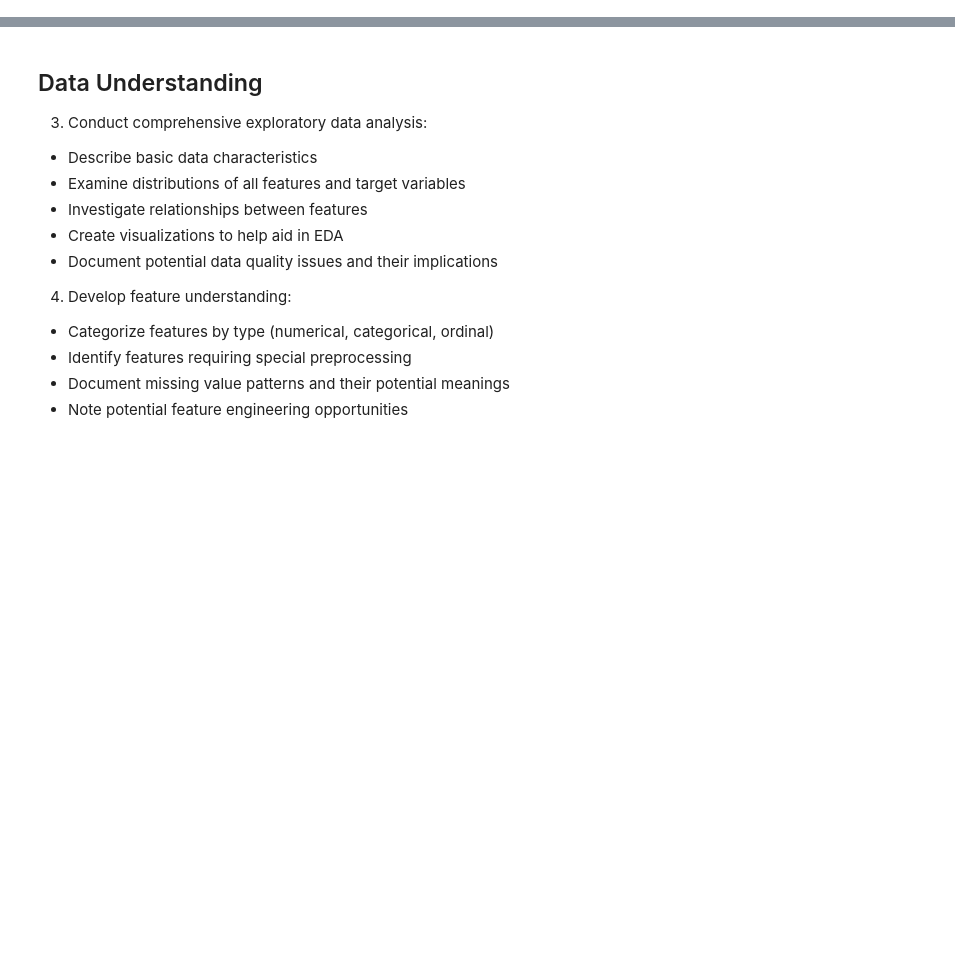
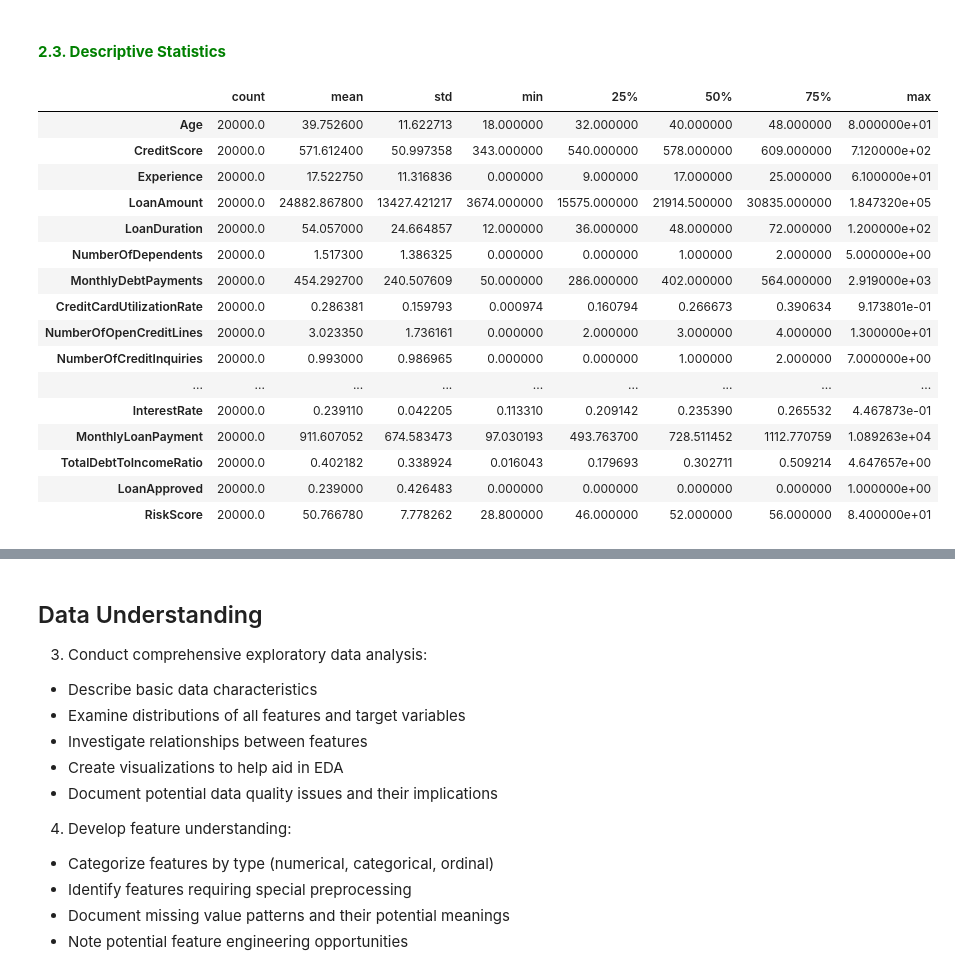
Before and after one commit to ngunjirikevin/financial-loan-risk-model, a Jupyter notebook: financial_loan_risk.ipynb, the cells around one changed output, grey strips where cells are left out. Cells and saved outputs as stored; diff of their text form; code cells hidden in the pictures; blank space fills up the shorter version.

```diff
--- a/financial_loan_risk.ipynb
+++ b/financial_loan_risk.ipynb
@@ -39,0 +50,13 @@ A baseline model will also be established before developing more advanced models
+# %%
+# Import of required modules
+
+# Data manipulation
+import pandas as pd
+import numpy as np
+
+# Visualisation
+import matplotlib.pyplot as plt
+import seaborn as sns
+
+# Display settings
+pd.set_option("display.max_columns", None)
@@ -39,0 +161,25 @@ A baseline model will also be established before developing more advanced models
+# %% [markdown]
+<h4 style= "color: #008000; text-align: left; font-weight: bold;">
+2.3. Descriptive Statistics
+</h4>
+# %%
+# Summary statistics for numerical features
+df.describe().T
+# %% [output]
+|  | count | mean | std | min | 25% | 50% | 75% | max |
+| Age | 20000.0 | 39.752600 | 11.622713 | 18.000000 | 32.000000 | 40.000000 | 48.000000 | 8.000000e+01 |
+| CreditScore | 20000.0 | 571.612400 | 50.997358 | 343.000000 | 540.000000 | 578.000000 | 609.000000 | 7.120000e+02 |
+| Experience | 20000.0 | 17.522750 | 11.316836 | 0.000000 | 9.000000 | 17.000000 | 25.000000 | 6.100000e+01 |
+| LoanAmount | 20000.0 | 24882.867800 | 13427.421217 | 3674.000000 | 15575.000000 | 21914.500000 | 30835.000000 | 1.847320e+05 |
+| LoanDuration | 20000.0 | 54.057000 | 24.664857 | 12.000000 | 36.000000 | 48.000000 | 72.000000 | 1.200000e+02 |
+| NumberOfDependents | 20000.0 | 1.517300 | 1.386325 | 0.000000 | 0.000000 | 1.000000 | 2.000000 | 5.000000e+00 |
+| MonthlyDebtPayments | 20000.0 | 454.292700 | 240.507609 | 50.000000 | 286.000000 | 402.000000 | 564.000000 | 2.919000e+03 |
+| CreditCardUtilizationRate | 20000.0 | 0.286381 | 0.159793 | 0.000974 | 0.160794 | 0.266673 | 0.390634 | 9.173801e-01 |
+| NumberOfOpenCreditLines | 20000.0 | 3.023350 | 1.736161 | 0.000000 | 2.000000 | 3.000000 | 4.000000 | 1.300000e+01 |
+| NumberOfCreditInquiries | 20000.0 | 0.993000 | 0.986965 | 0.000000 | 0.000000 | 1.000000 | 2.000000 | 7.000000e+00 |
+| ... | ... | ... | ... | ... | ... | ... | ... | ... |
+| InterestRate | 20000.0 | 0.239110 | 0.042205 | 0.113310 | 0.209142 | 0.235390 | 0.265532 | 4.467873e-01 |
+| MonthlyLoanPayment | 20000.0 | 911.607052 | 674.583473 | 97.030193 | 493.763700 | 728.511452 | 1112.770759 | 1.089263e+04 |
+| TotalDebtToIncomeRatio | 20000.0 | 0.402182 | 0.338924 | 0.016043 | 0.179693 | 0.302711 | 0.509214 | 4.647657e+00 |
+| LoanApproved | 20000.0 | 0.239000 | 0.426483 | 0.000000 | 0.000000 | 0.000000 | 0.000000 | 1.000000e+00 |
+| RiskScore | 20000.0 | 50.766780 | 7.778262 | 28.800000 | 46.000000 | 52.000000 | 56.000000 | 8.400000e+01 |
```
Also changed, not shown: parts of 25 cells of this notebook.
